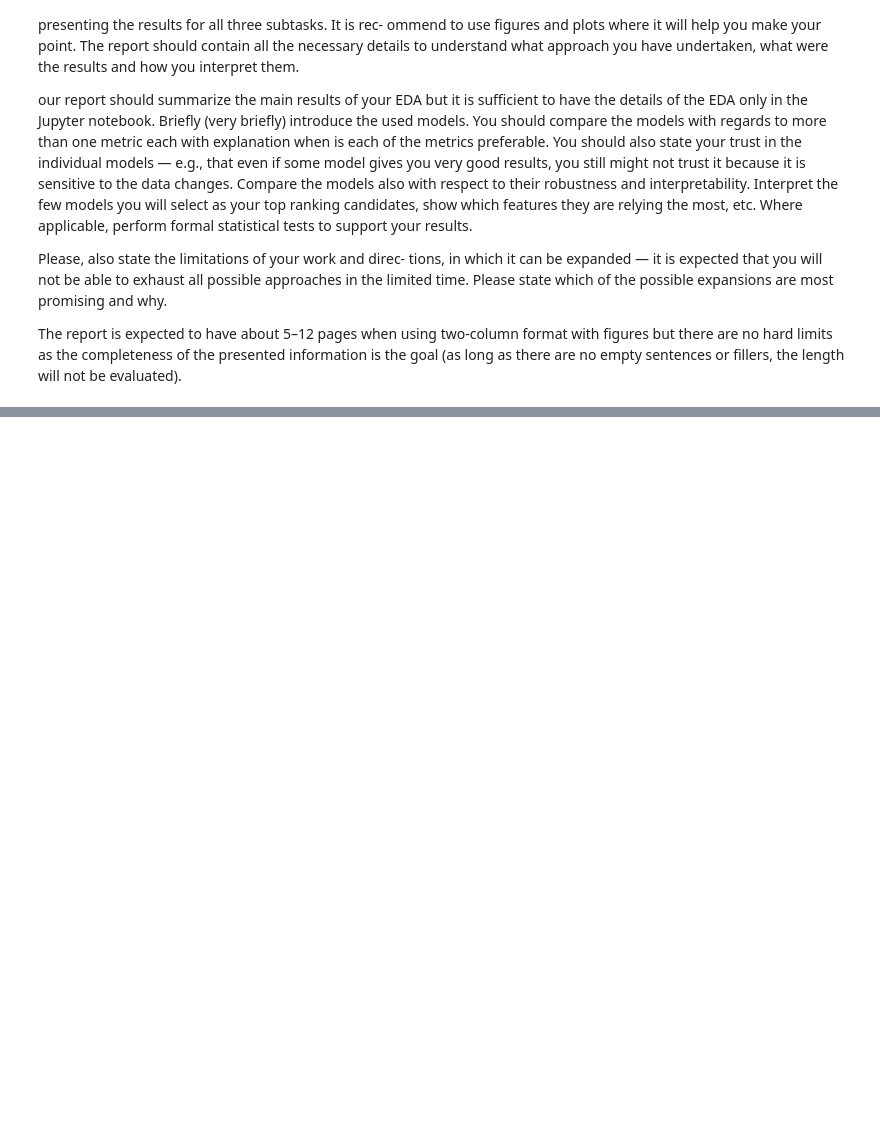
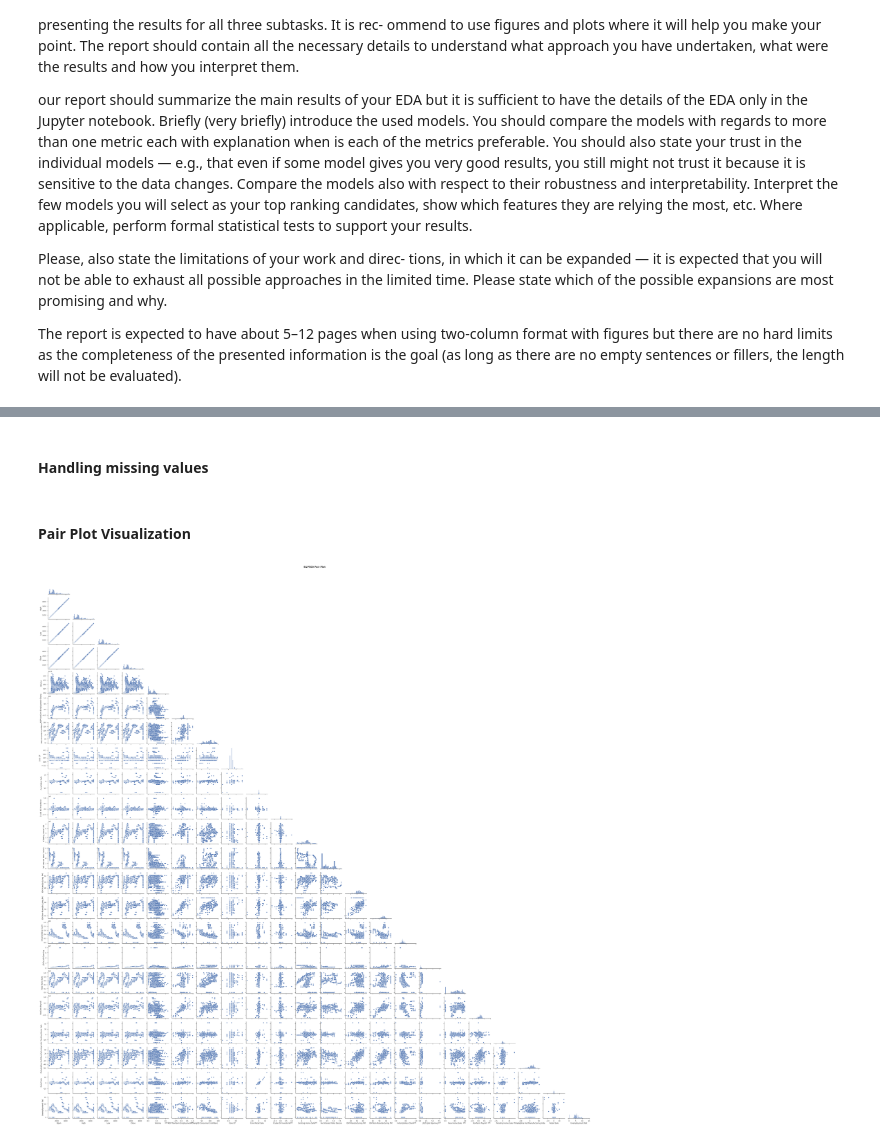
Before and after one commit to JanKorinek/03_Regression-SP500_Volumes_Prediction, a Jupyter notebook: EDA-S&P500_Regression.ipynb, the cells around one changed output, grey strips where cells are left out. Saved outputs shown, nothing was run; the diff lists cells and outputs as text; code cells hidden in the pictures; blank space fills up the shorter version.

```diff
--- a/EDA-S&P500_Regression.ipynb
+++ b/EDA-S&P500_Regression.ipynb
@@ -92,0 +276,18 @@ Dataset processing finished in: 0:00:20
+# %% [markdown]
+#### Handling missing values
+# %%
+# Dropping columns with more than 50% of missing values
+sp500_work.drop(columns=['Building Permit', 'Core Durable Goods Order', 'FOMC Meeting Minute',
+                         'Fed Chairman Bernanke Speak','GD','PP', 'US Federal Budge'], inplace=True)
+# %% [markdown]
+#### Pair Plot Visualization
+# %%
+# Print pair plot
+columns = sp500_work.columns
+
+sns.set(style="ticks", color_codes=True)
+sns.pairplot(sp500_work,vars=columns, dropna=True, corner=True)
+plt.suptitle('S&P500 Pair Plot', y=1, fontsize = LARGE_SIZE, fontweight='bold')
+plt.savefig('export/sp500_pair_plot.pdf', dpi=600)
+# %% [output]
+[figure, added]
```
Also changed, not shown: parts of 18 cells of this notebook.
